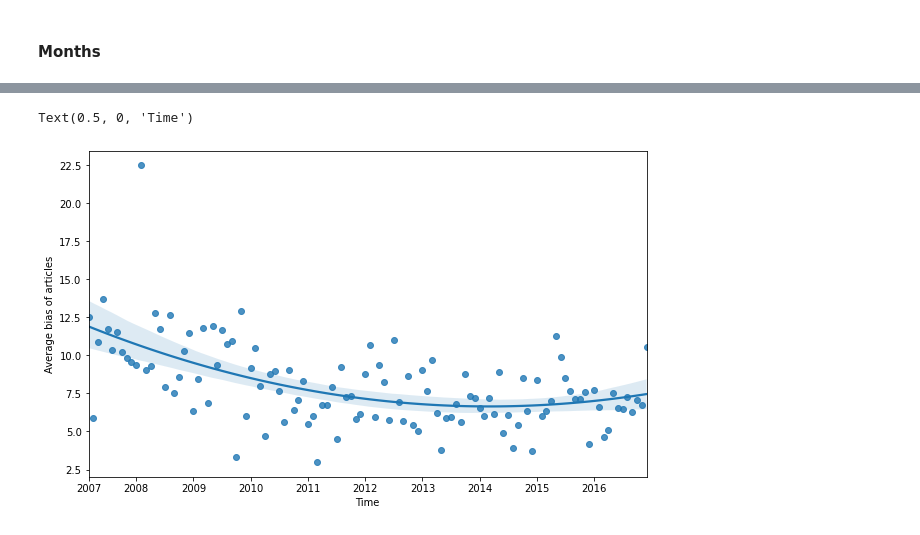
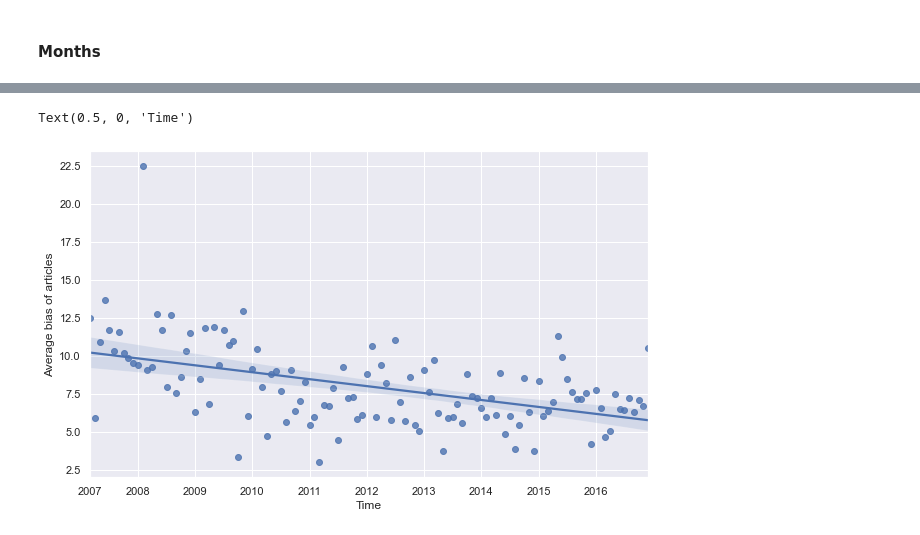
Before and after one commit to horychtom/czech-media-bias-detection, a Jupyter notebook: notebooks/media/full_pipeline/news_experiments.ipynb, the cells around one changed output, grey strips where cells are left out. Drawn from its saved outputs; the diff is of its cells as text; code cells hidden in the pictures.

```diff
--- a/notebooks/media/full_pipeline/news_experiments.ipynb
+++ b/notebooks/media/full_pipeline/news_experiments.ipynb
@@ -1,7 +1,7 @@
 # %% [markdown]
 ### Imports
 # %%
-# Making imports convenient
+# Making imports within the project convenient
 import sys
 import os
 PATH=os.getcwd().split('/notebooks')[0]
@@ -14,10 +14,10 @@ import matplotlib.pyplot as plt
 import seaborn as sns
 from scipy import stats
 
-
 from src.inference.inference_utils import *
 
 DATA_PATH =  PATH + '/data/Inference/'
+sns.set_theme()
 # %% [markdown]
 ### Load data
 # %%
@@ -32,25 +33 @@ data = pd.concat([ctk,denik,lidovky,novinky,idnes])
 sampled_domains = data.groupby('subdomain',as_index=False).apply(lambda x: x.sample(n=4000,random_state=10))
-# %%
-sampled = sampled_domains[sampled_domains['text_bias']>0]
-
-data1 = sampled_domains[sampled_domains['subdomain']=='denik.cz']['text_bias']
-data2 = sampled_domains[sampled_domains['subdomain']=='ceskenoviny.cz']['text_bias']
-
-
-ax = plt.figure(figsize=(12,6))
-plt.xticks(np.arange(0, 101, 5.0))
-plt.yticks(np.arange(0,0.12, 0.01))
-x = np.linspace(0, 100, 100)
-
-
-#ČTK
-fit_alpha, fit_loc, fit_beta=stats.gamma.fit(data1)
-y = stats.gamma.pdf(x,a=fit_alpha,loc=fit_loc,scale=fit_beta)
-plt.plot(x, y)
-sns.histplot(x=data1, stat="density")
-
-#novinky
-#fit_alpha2, fit_loc2, fit_beta2=stats.gamma.fit(data2)
-#y2 = stats.gamma.pdf(x,a=fit_alpha2,loc=fit_loc2,scale=fit_beta2)
-#plt.plot(x, y2)
-#sns.histplot(x=data2, stat="density")
@@ -141,4 +171,7 @@ sampled = denik[(denik['Year']<2017) & (denik['section']=='denik')].groupby('Yea
 # %% [markdown]
 ### In time
+# %%
+# 1) sample news only from section "denik" from 10 years (without 2017 which has only few articles)
+denik_sampled = denik[(denik['Year']<2017) & (denik['section']=='denik')].groupby('Year',as_index=False).apply(lambda x: x.sample(n=350,random_state=42))
 # %% [markdown]
 #### Years
@@ -162,10 +200,7 @@ over_time_corr(sampled)
 # %%
-months_bias = sampled.groupby('published',as_index=False).agg({'text_bias':'mean'})
+months_bias = denik_sampled.groupby('published',as_index=False).agg({'text_bias':'mean'})
 all_years = months_bias['published'].apply(lambda x: str(x)[:4]).to_numpy()
 indices = []
 years = np.unique(all_years)
 for y in years:
     indices.append(np.where(all_years==y)[0][0])
-
-print(indices)
-print(years)
@@ -195,10 +207,10 @@ sampled[sampled['published']=='2008-02-01'].sort_values('text_bias')
 # %%
 ax = plt.figure(figsize=(10,6))
 #plt.yticks(np.arange(0,0.12, 0.01))
 plt.xticks(indices,years, rotation='horizontal')
-sns.regplot(x=np.arange(0,118),y='text_bias',data=months_bias,order=2)
+sns.regplot(x=np.arange(0,118),y='text_bias',data=months_bias,order=1)
 plt.ylabel('Average bias of articles')
 plt.xlabel('Time')
 # %% [output]
 Text(0.5, 0, 'Time')
-[figure, old version]
+[figure, new version]
```
Also changed, not shown: parts of 42 cells of this notebook, 1 other file.
